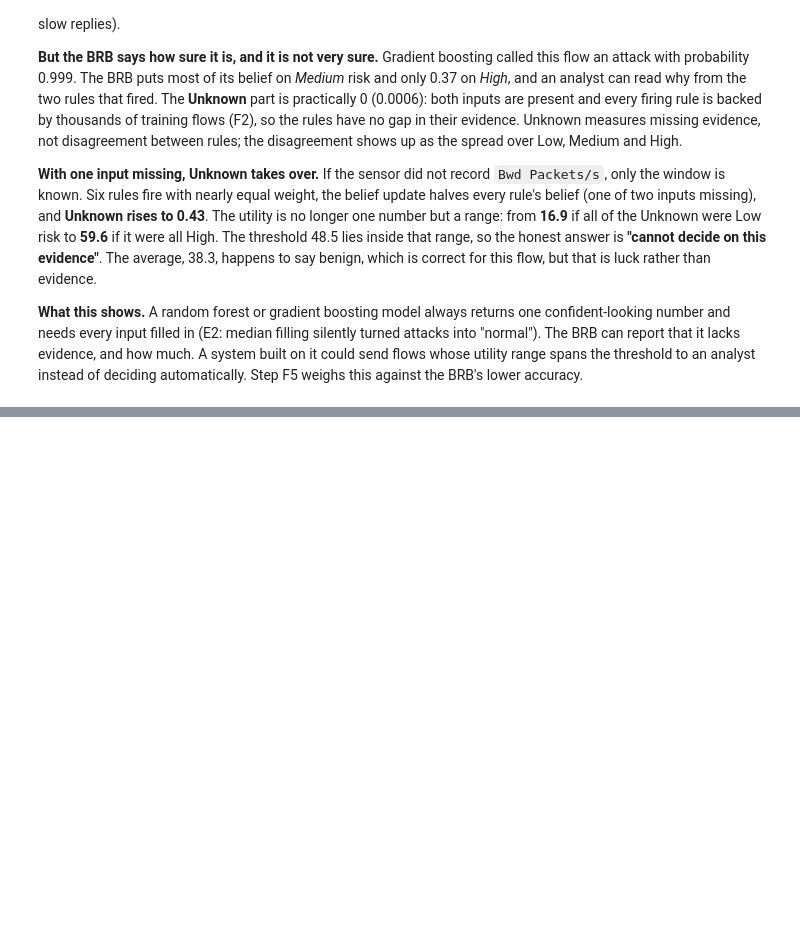
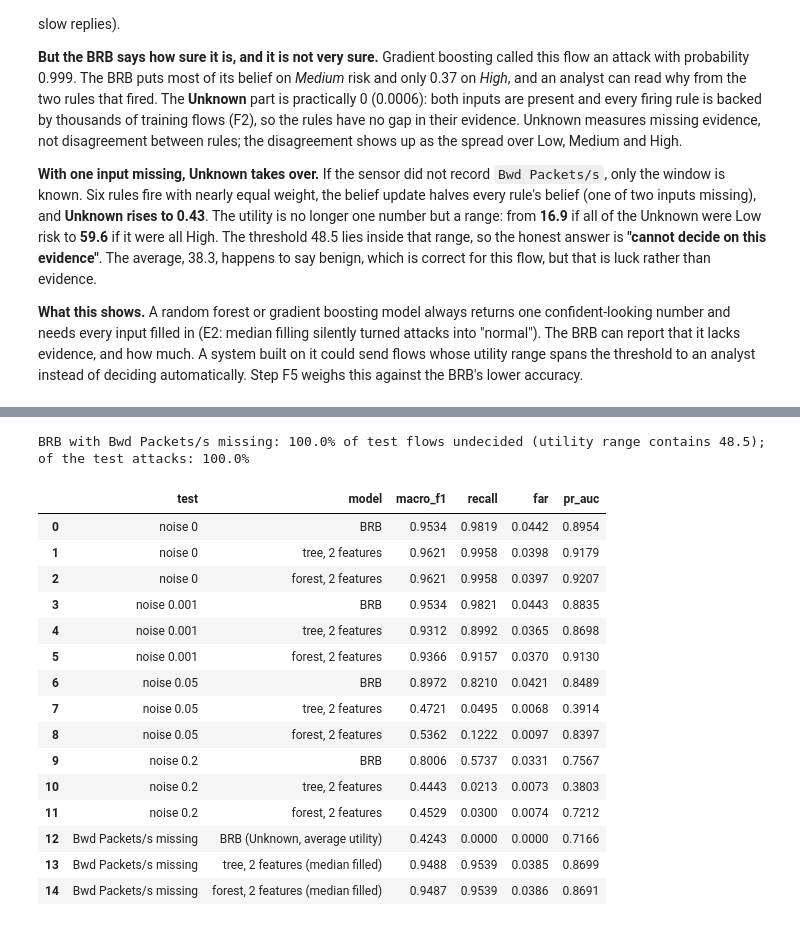
Before and after one commit to steve-nt/AI-for-Cybersecurity-Final-Mini-Project, a Jupyter notebook: parts/50_brb.ipynb, the cells around one changed output, grey strips where cells are left out. Cells and saved outputs as stored; diff of their text form; code cells hidden in the pictures; blank space fills up the shorter version.

```diff
--- a/parts/50_brb.ipynb
+++ b/parts/50_brb.ipynb
@@ -465,0 +479,62 @@ the BRB's lower accuracy.
+# %%
+# STEP F5
+def brb_predict(X2):
+    """BRB decision and utility range for a table with the two TOP2 columns (NaN = missing)."""
+    u_min, u_max, u_avg = brbes.utility(rb, brbes.infer(rb, X2[TOP2].to_numpy()))
+    return u_min, u_max, u_avg
+
+
+def noisy_top2(X, level, seed=SEED):
+    out = X[TOP2].copy()
+    if level > 0:
+        rng = np.random.default_rng(seed)
+        values = out.to_numpy(dtype=float, copy=True)
+        values += rng.standard_normal(values.shape) * (level * TRAIN_STD[TOP2].to_numpy())
+        out[TOP2] = np.maximum(values, 0.0)
+    return out
+
+
+rows = []
+for level in [0.0, 0.001, 0.05, 0.20]:
+    Xn = noisy_top2(X_test, level)
+    _, _, u = brb_predict(Xn)
+    for name, s in [("BRB", score_proba(y_test, u / 100, BRB_THRESHOLD / 100)),
+                    ("tree, 2 features", score(tree2, Xn, y_test)),
+                    ("forest, 2 features", score(forest2, Xn, y_test))]:
+        rows.append({"test": f"noise {level:g}", "model": name, **s})
+
+# Bwd Packets/s missing for every test flow.
+X_miss = X_test[TOP2].copy()
+X_miss["Bwd Packets/s"] = np.nan
+u_min, u_max, u_avg = brb_predict(X_miss)
+undecided = (u_min < BRB_THRESHOLD) & (u_max >= BRB_THRESHOLD)
+rows.append({"test": "Bwd Packets/s missing", "model": "BRB (Unknown, average utility)",
+             **score_proba(y_test, u_avg / 100, BRB_THRESHOLD / 100)})
+X_fill = X_test[TOP2].copy()
+X_fill["Bwd Packets/s"] = TRAIN_MEDIAN["Bwd Packets/s"]
+for name, model in [("tree, 2 features (median filled)", tree2), ("forest, 2 features (median filled)", forest2)]:
+    rows.append({"test": "Bwd Packets/s missing", "model": name, **score(model, X_fill, y_test)})
+
+f5 = pd.DataFrame(rows)[["test", "model", "macro_f1", "recall", "far", "pr_auc"]]
+f5.to_csv(TABLES / "F5_brb_vs_forest_checks.csv", index=False, float_format="%.4f")
+print(f"BRB with Bwd Packets/s missing: {undecided.mean():.1%} of test flows undecided "
+      f"(utility range contains {BRB_THRESHOLD}); of the test attacks: {undecided[y_test.to_numpy() == 1].mean():.1%}")
+f5.round(4)
+# %% [output]
+BRB with Bwd Packets/s missing: 100.0% of test flows undecided (utility range contains 48.5); of the test attacks: 100.0%
+|  | test | model | macro_f1 | recall | far | pr_auc |
+| 0 | noise 0 | BRB | 0.9534 | 0.9819 | 0.0442 | 0.8954 |
+| 1 | noise 0 | tree, 2 features | 0.9621 | 0.9958 | 0.0398 | 0.9179 |
+| 2 | noise 0 | forest, 2 features | 0.9621 | 0.9958 | 0.0397 | 0.9207 |
+| 3 | noise 0.001 | BRB | 0.9534 | 0.9821 | 0.0443 | 0.8835 |
+| 4 | noise 0.001 | tree, 2 features | 0.9312 | 0.8992 | 0.0365 | 0.8698 |
+| 5 | noise 0.001 | forest, 2 features | 0.9366 | 0.9157 | 0.0370 | 0.9130 |
+| 6 | noise 0.05 | BRB | 0.8972 | 0.8210 | 0.0421 | 0.8489 |
+| 7 | noise 0.05 | tree, 2 features | 0.4721 | 0.0495 | 0.0068 | 0.3914 |
+| 8 | noise 0.05 | forest, 2 features | 0.5362 | 0.1222 | 0.0097 | 0.8397 |
+| 9 | noise 0.2 | BRB | 0.8006 | 0.5737 | 0.0331 | 0.7567 |
+| 10 | noise 0.2 | tree, 2 features | 0.4443 | 0.0213 | 0.0073 | 0.3803 |
+| 11 | noise 0.2 | forest, 2 features | 0.4529 | 0.0300 | 0.0074 | 0.7212 |
+| 12 | Bwd Packets/s missing | BRB (Unknown, average utility) | 0.4243 | 0.0000 | 0.0000 | 0.7166 |
+| 13 | Bwd Packets/s missing | tree, 2 features (median filled) | 0.9488 | 0.9539 | 0.0385 | 0.8699 |
+| 14 | Bwd Packets/s missing | forest, 2 features (median filled) | 0.9487 | 0.9539 | 0.0386 | 0.8691 |
```
Also changed, not shown: parts of 3 cells of this notebook, 4 other files.
